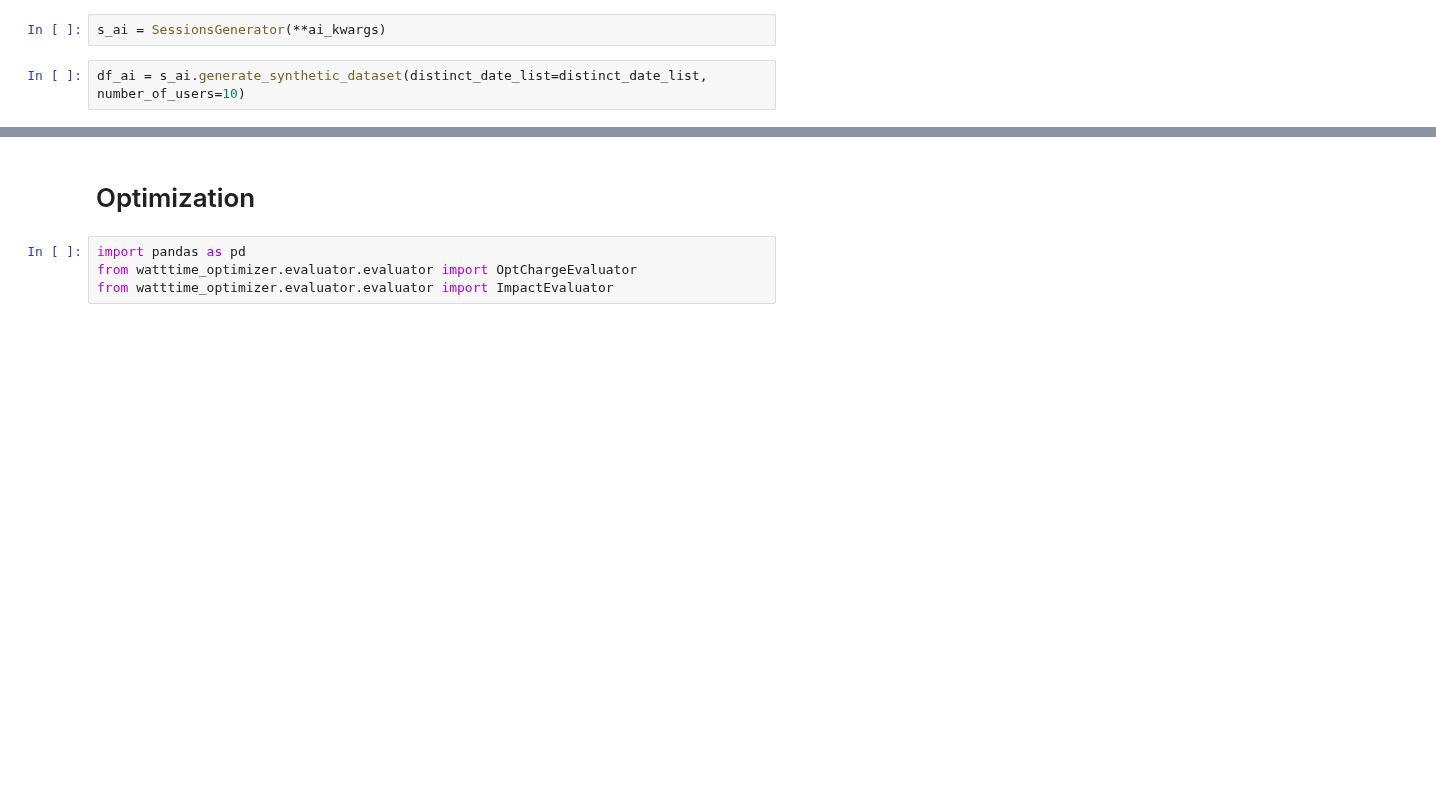
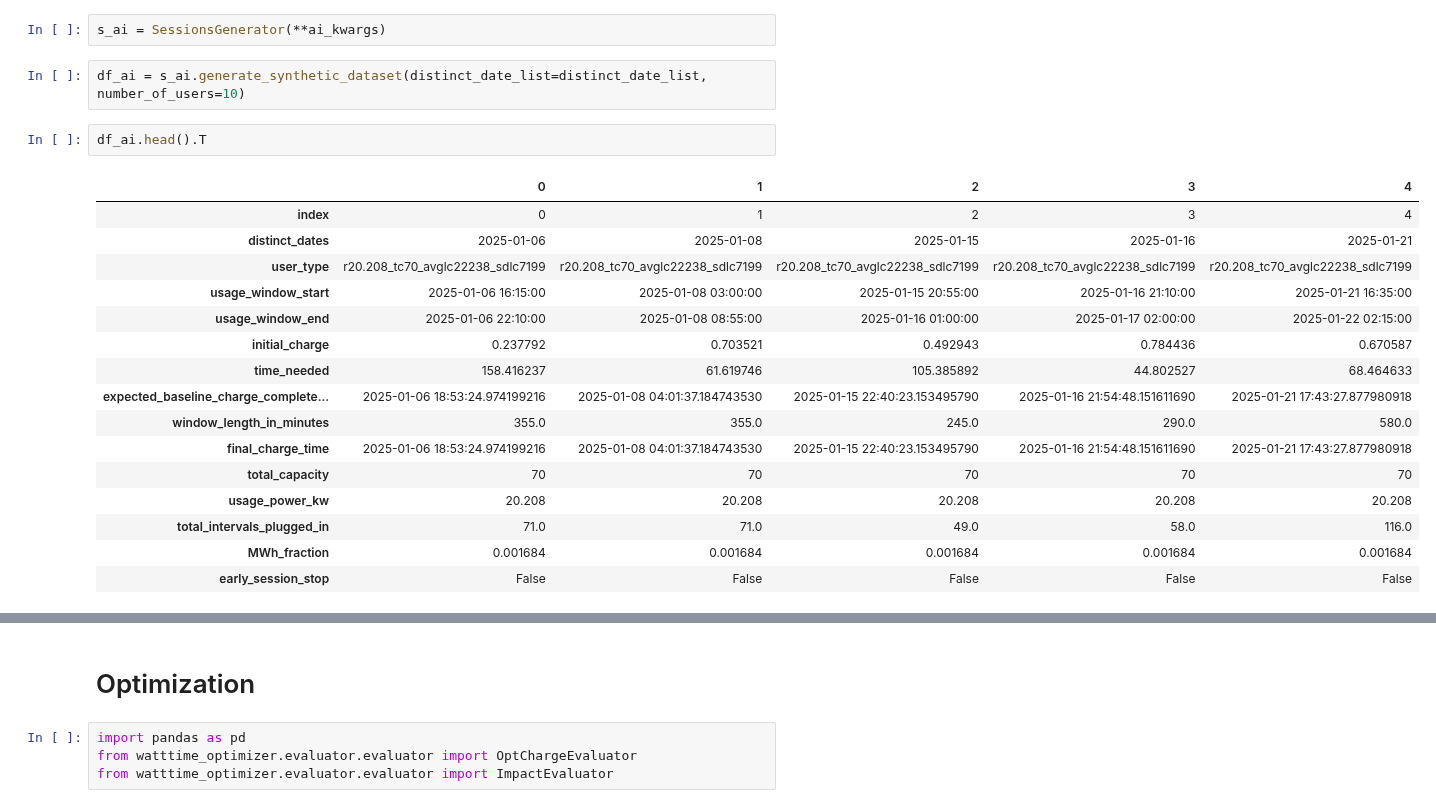
Before and after one commit to WattTime/watttime-python-client, a Jupyter notebook: watttime_optimizer/notebooks/synthetic_data.ipynb, the cells around one changed output, grey strips where cells are left out. Saved outputs shown, nothing was run; the diff lists cells and outputs as text; blank space fills up the shorter version.

```diff
--- a/watttime_optimizer/notebooks/synthetic_data.ipynb
+++ b/watttime_optimizer/notebooks/synthetic_data.ipynb
@@ -93,3 +95,22 @@ ai_kwargs = {
 s_ai = SessionsGenerator(**ai_kwargs)
 # %%
 df_ai = s_ai.generate_synthetic_dataset(distinct_date_list=distinct_date_list, number_of_users=10)
+# %%
+df_ai.head().T
+# %% [output]
+|  | 0 | 1 | 2 | 3 | 4 |
+| index | 0 | 1 | 2 | 3 | 4 |
+| distinct_dates | 2025-01-06 | 2025-01-08 | 2025-01-15 | 2025-01-16 | 2025-01-21 |
+| user_type | r20.208_tc70_avglc22238_sdlc7199 | r20.208_tc70_avglc22238_sdlc7199 | r20.208_tc70_avglc22238_sdlc7199 | r20.208_tc70_avglc22238_sdlc7199 | r20.208_tc70_avglc22238_sdlc7199 |
+| usage_window_start | 2025-01-06 16:15:00 | 2025-01-08 03:00:00 | 2025-01-15 20:55:00 | 2025-01-16 21:10:00 | 2025-01-21 16:35:00 |
+| usage_window_end | 2025-01-06 22:10:00 | 2025-01-08 08:55:00 | 2025-01-16 01:00:00 | 2025-01-17 02:00:00 | 2025-01-22 02:15:00 |
+| initial_charge | 0.237792 | 0.703521 | 0.492943 | 0.784436 | 0.670587 |
+| time_needed | 158.416237 | 61.619746 | 105.385892 | 44.802527 | 68.464633 |
+| expected_baseline_charge_complete... | 2025-01-06 18:53:24.974199216 | 2025-01-08 04:01:37.184743530 | 2025-01-15 22:40:23.153495790 | 2025-01-16 21:54:48.151611690 | 2025-01-21 17:43:27.877980918 |
+| window_length_in_minutes | 355.0 | 355.0 | 245.0 | 290.0 | 580.0 |
+| final_charge_time | 2025-01-06 18:53:24.974199216 | 2025-01-08 04:01:37.184743530 | 2025-01-15 22:40:23.153495790 | 2025-01-16 21:54:48.151611690 | 2025-01-21 17:43:27.877980918 |
+| total_capacity | 70 | 70 | 70 | 70 | 70 |
+| usage_power_kw | 20.208 | 20.208 | 20.208 | 20.208 | 20.208 |
+| total_intervals_plugged_in | 71.0 | 71.0 | 49.0 | 58.0 | 116.0 |
+| MWh_fraction | 0.001684 | 0.001684 | 0.001684 | 0.001684 | 0.001684 |
+| early_session_stop | False | False | False | False | False |
```
Also changed, not shown: parts of 12 cells of this notebook, 1 other file.
